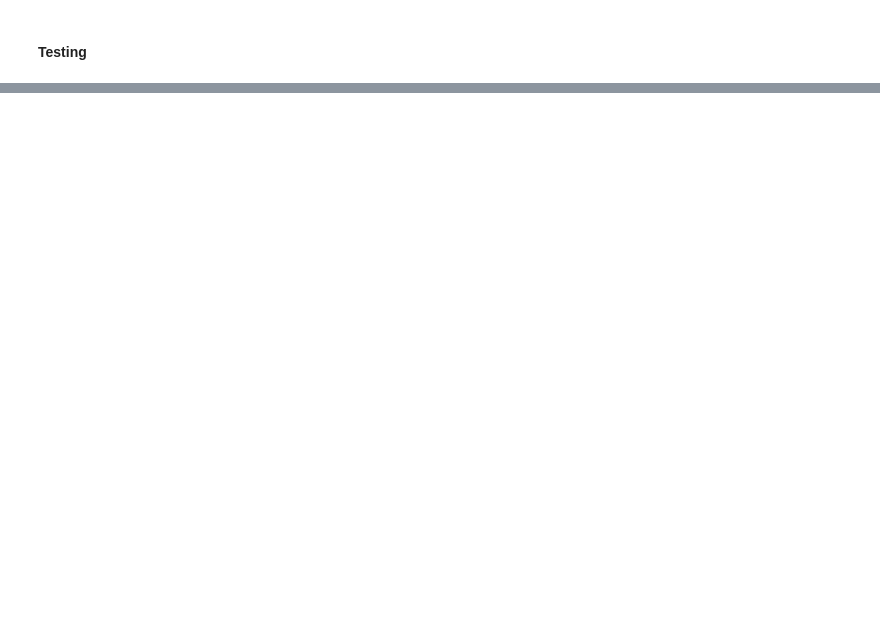
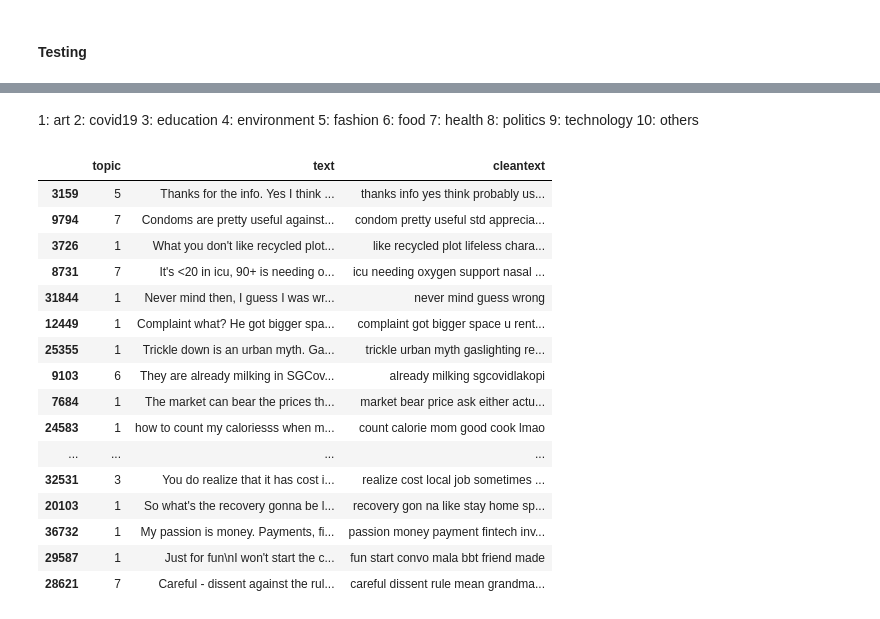
Before and after one commit to CJianYu98/SMT_Project_Experience, a Jupyter notebook: app/ml/notebook/Trending Topics.ipynb, the cells around one changed output, grey strips where cells are left out. Cells and saved outputs as stored; diff of their text form; code cells hidden in the pictures; blank space fills up the shorter version.

Commit message:
update trending topics

```diff
--- a/app/ml/notebook/Trending Topics.ipynb
+++ b/app/ml/notebook/Trending Topics.ipynb
@@ -88,0 +149,11 @@ match_text
+# %% [markdown]
+1: art
+2: covid19
+3: education
+4: environment
+5: fashion
+6: food
+7: health
+8: politics
+9: technology
+10: others
@@ -88,0 +163,47 @@ match_text
+# %%
+sample_reddit_data = pd.read_csv("sample_reddit_data.csv", index_col = 0)
+labelled_reddit_data = pd.read_csv("sample_reddit_data_labelled.csv", index_col = 0)
+
+def rename_topics(text):
+    if text == 'art':
+        text = 1
+    elif text == 'covid19':
+        text = 2
+    elif text == 'education':
+        text = 3
+    elif text == 'environment':
+        text = 4
+    elif text == 'fashion':
+        text = 5
+    elif text == 'food':
+        text = 6
+    elif text == 'health':
+        text = 7
+    elif text == 'politics':
+        text = 8
+    elif text == 'technology':
+        text = 9
+    else:
+        text = 10
+    return text
+
+sample_reddit_data['topic'] = sample_reddit_data['topic'].apply(rename_topics)
+sample_reddit_data
+# %% [output]
+|  | topic | text | cleantext |
+| 3159 | 5 | Thanks for the info. Yes I think ... | thanks info yes think probably us... |
+| 9794 | 7 | Condoms are pretty useful against... | condom pretty useful std apprecia... |
+| 3726 | 1 | What you don't like recycled plot... | like recycled plot lifeless chara... |
+| 8731 | 7 | It's <20 in icu, 90+ is needing o... | icu needing oxygen support nasal ... |
+| 31844 | 1 | Never mind then, I guess I was wr... | never mind guess wrong |
+| 12449 | 1 | Complaint what? He got bigger spa... | complaint got bigger space u rent... |
+| 25355 | 1 | Trickle down is an urban myth. Ga... | trickle urban myth gaslighting re... |
+| 9103 | 6 | They are already milking in SGCov... | already milking sgcovidlakopi |
+| 7684 | 1 | The market can bear the prices th... | market bear price ask either actu... |
+| 24583 | 1 | how to count my caloriesss when m... | count calorie mom good cook lmao |
+| ... | ... | ... | ... |
+| 32531 | 3 | You do realize that it has cost i... | realize cost local job sometimes ... |
+| 20103 | 1 | So what's the recovery gonna be l... | recovery gon na like stay home sp... |
+| 36732 | 1 | My passion is money. Payments, fi... | passion money payment fintech inv... |
+| 29587 | 1 | Just for fun\nI won't start the c... | fun start convo mala bbt friend made |
+| 28621 | 7 | Careful - dissent against the rul... | careful dissent rule mean grandma... |
```
Also changed, not shown: parts of 13 cells of this notebook.
